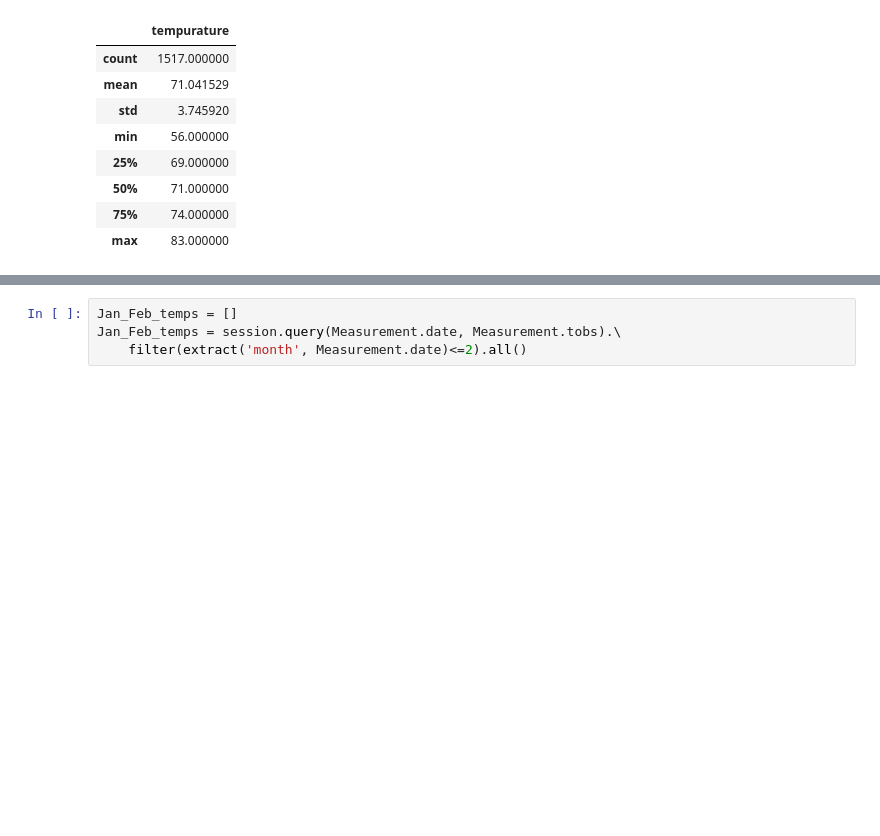
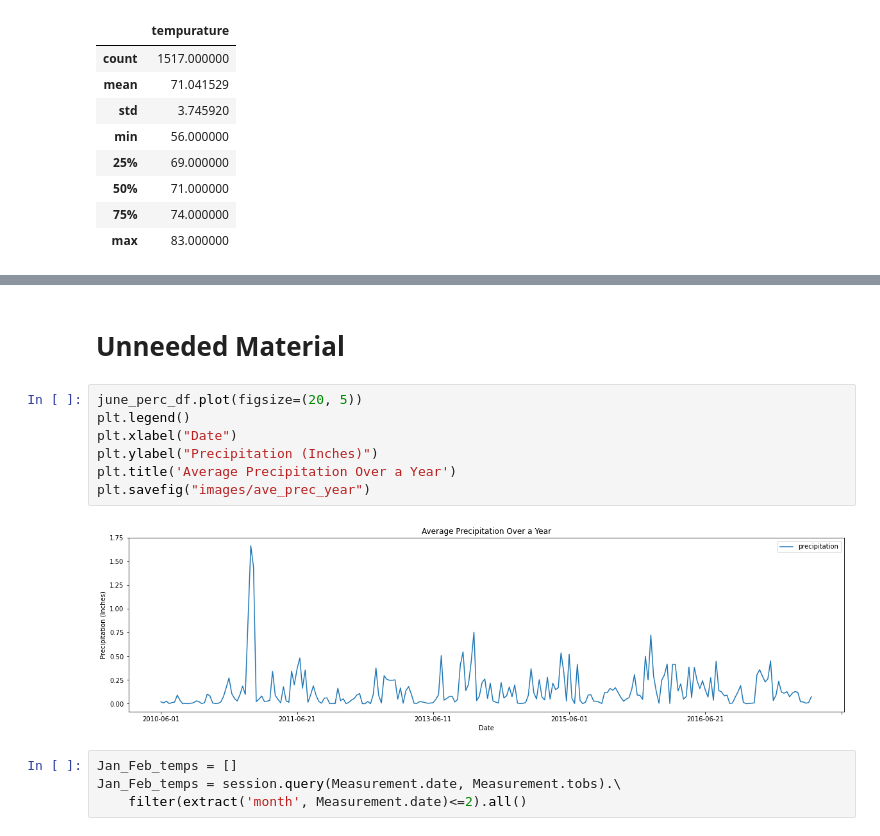
Before and after one commit to arosas17/surfs_up, a Jupyter notebook: SurfsUp_Challenge.ipynb, the cells around one changed output, grey strips where cells are left out. Saved outputs shown, nothing was run; the diff lists cells and outputs as text; blank space fills up the shorter version.

```diff
--- a/SurfsUp_Challenge.ipynb
+++ b/SurfsUp_Challenge.ipynb
@@ -159,3 +254,14 @@ dec_summary
+# %% [markdown]
+# Unneeded Material
+# %%
+june_perc_df.plot(figsize=(20, 5))
+plt.legend()
+plt.xlabel("Date")
+plt.ylabel("Precipitation (Inches)")
+plt.title('Average Precipitation Over a Year')
+plt.savefig("images/ave_prec_year")
+# %% [output]
+[figure, added]
 # %%
 Jan_Feb_temps = []
 Jan_Feb_temps = session.query(Measurement.date, Measurement.tobs).\
```
Also changed, not shown: parts of 12 cells of this notebook.
